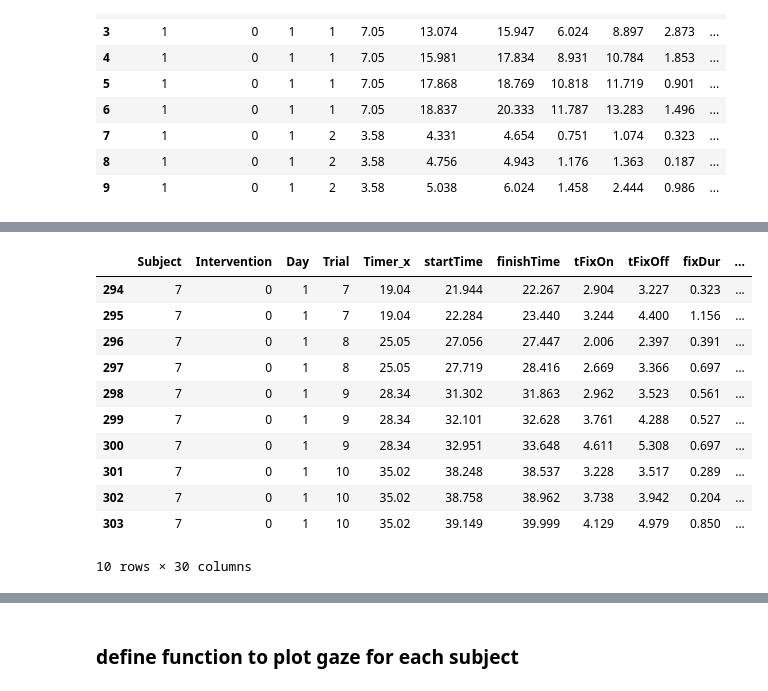
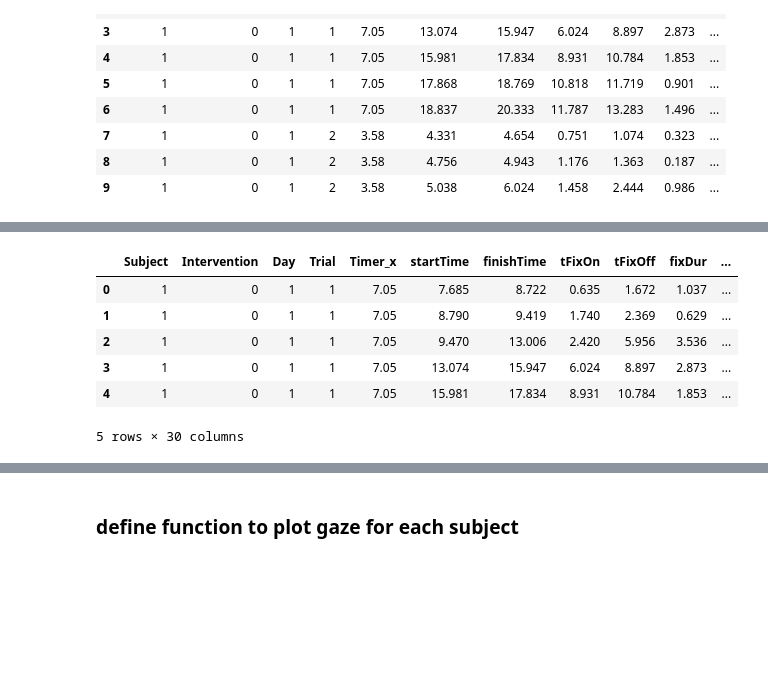
Before and after one commit to jamcro/shootGaze, a Jupyter notebook: py/gazeTimeline.ipynb, the cells around one changed output, grey strips where cells are left out. Drawn from its saved outputs; the diff is of its cells as text; code cells hidden in the pictures; blank space fills up the shorter version.

```diff
--- a/py/gazeTimeline.ipynb
+++ b/py/gazeTimeline.ipynb
@@ -31,8 +47,8 @@ gaze_df.insert(7, 'tFixOn', (gaze_df.startTime - gaze_df.Timer))
 gaze_df.insert(8, 'tFixOff', (gaze_df.finishTime - gaze_df.Timer))
 gaze_df.insert(9, 'fixDur', (gaze_df.tFixOff - gaze_df.tFixOn))
 gaze_df['shotFired'] = gaze_df['shotFired'].astype('int64')
-gaze_df['fixID'] = pd.Categorical(gaze_df['fixID'])
-gaze_df['fixIDcode'] = gaze_df.fixID.cat.codes
+gaze_df['fixID'] = pd.Categorical(gaze_df['fixID'], categories=['A','B','C','D'], ordered=True)
+gaze_df['fixIDcode'] = gaze_df['fixID'].cat.codes + 1
 #gaze_df['fixID'].value_counts()
 gaze_df.head(10)
 # %% [output]
@@ -49,10 +65,10 @@ gaze_df.head(10)
 | 8 | 1 | 0 | 1 | 2 | 3.58 | 4.756 | 4.943 | 1.176 | 1.363 | 0.187 | ... |
 | 9 | 1 | 0 | 1 | 2 | 3.58 | 5.038 | 6.024 | 1.458 | 2.444 | 0.986 | ... |
 # %%
-shot_df['threat1'] = pd.Categorical(shot_df['threat1'], categories=['A','B','C','D'])
-shot_df['threat2'] = pd.Categorical(shot_df['threat2'], categories=['A','B','C','D'])
-shot_df['targetShot1'] = pd.Categorical(shot_df['targetShot1'], categories=['A','B','C','D'])
-shot_df['targetShot2'] = pd.Categorical(shot_df['targetShot2'], categories=['A','B','C','D'])
+shot_df['threat1'] = pd.Categorical(shot_df['threat1'], categories=['A','B','C','D'], ordered=True)
+shot_df['threat2'] = pd.Categorical(shot_df['threat2'], categories=['A','B','C','D'], ordered=True)
+shot_df['targetShot1'] = pd.Categorical(shot_df['targetShot1'], categories=['A','B','C','D'], ordered=True)
+shot_df['targetShot2'] = pd.Categorical(shot_df['targetShot2'], categories=['A','B','C','D'], ordered=True)
 shot_df['outcomeShot1'] = pd.Categorical(shot_df['outcomeShot1'])
 shot_df['outcomeShot2'] = pd.Categorical(shot_df['outcomeShot2'])
 # %%
@@ -80,20 +99,16 @@ kin_df.head(3)
 # %%
 # combine data that has one row per trial
 events_df = pd.merge(kin_df, shot_df, on=['Subject', 'Intervention', 'Day', 'Trial'])
 
 # combine with gaze data (i.e. repeat trial based data for each fixation)
 dat_df = pd.merge(gaze_df,events_df, on=['Subject', 'Intervention', 'Day', 'Trial'])
-dat_df.tail(10)
+#dat_df.columns.values
+dat_df.head()
 # %% [output]
 |  | Subject | Intervention | Day | Trial | Timer_x | startTime | finishTime | tFixOn | tFixOff | fixDur | ... |
-| 294 | 7 | 0 | 1 | 7 | 19.04 | 21.944 | 22.267 | 2.904 | 3.227 | 0.323 | ... |
-| 295 | 7 | 0 | 1 | 7 | 19.04 | 22.284 | 23.440 | 3.244 | 4.400 | 1.156 | ... |
-| 296 | 7 | 0 | 1 | 8 | 25.05 | 27.056 | 27.447 | 2.006 | 2.397 | 0.391 | ... |
-| 297 | 7 | 0 | 1 | 8 | 25.05 | 27.719 | 28.416 | 2.669 | 3.366 | 0.697 | ... |
-| 298 | 7 | 0 | 1 | 9 | 28.34 | 31.302 | 31.863 | 2.962 | 3.523 | 0.561 | ... |
-| 299 | 7 | 0 | 1 | 9 | 28.34 | 32.101 | 32.628 | 3.761 | 4.288 | 0.527 | ... |
-| 300 | 7 | 0 | 1 | 9 | 28.34 | 32.951 | 33.648 | 4.611 | 5.308 | 0.697 | ... |
-| 301 | 7 | 0 | 1 | 10 | 35.02 | 38.248 | 38.537 | 3.228 | 3.517 | 0.289 | ... |
-| 302 | 7 | 0 | 1 | 10 | 35.02 | 38.758 | 38.962 | 3.738 | 3.942 | 0.204 | ... |
-| 303 | 7 | 0 | 1 | 10 | 35.02 | 39.149 | 39.999 | 4.129 | 4.979 | 0.850 | ... |
+| 0 | 1 | 0 | 1 | 1 | 7.05 | 7.685 | 8.722 | 0.635 | 1.672 | 1.037 | ... |
+| 1 | 1 | 0 | 1 | 1 | 7.05 | 8.790 | 9.419 | 1.740 | 2.369 | 0.629 | ... |
+| 2 | 1 | 0 | 1 | 1 | 7.05 | 9.470 | 13.006 | 2.420 | 5.956 | 3.536 | ... |
+| 3 | 1 | 0 | 1 | 1 | 7.05 | 13.074 | 15.947 | 6.024 | 8.897 | 2.873 | ... |
+| 4 | 1 | 0 | 1 | 1 | 7.05 | 15.981 | 17.834 | 8.931 | 10.784 | 1.853 | ... |
-10 rows × 30 columns
+5 rows × 30 columns
```
Also changed, not shown: parts of 22 cells of this notebook.
